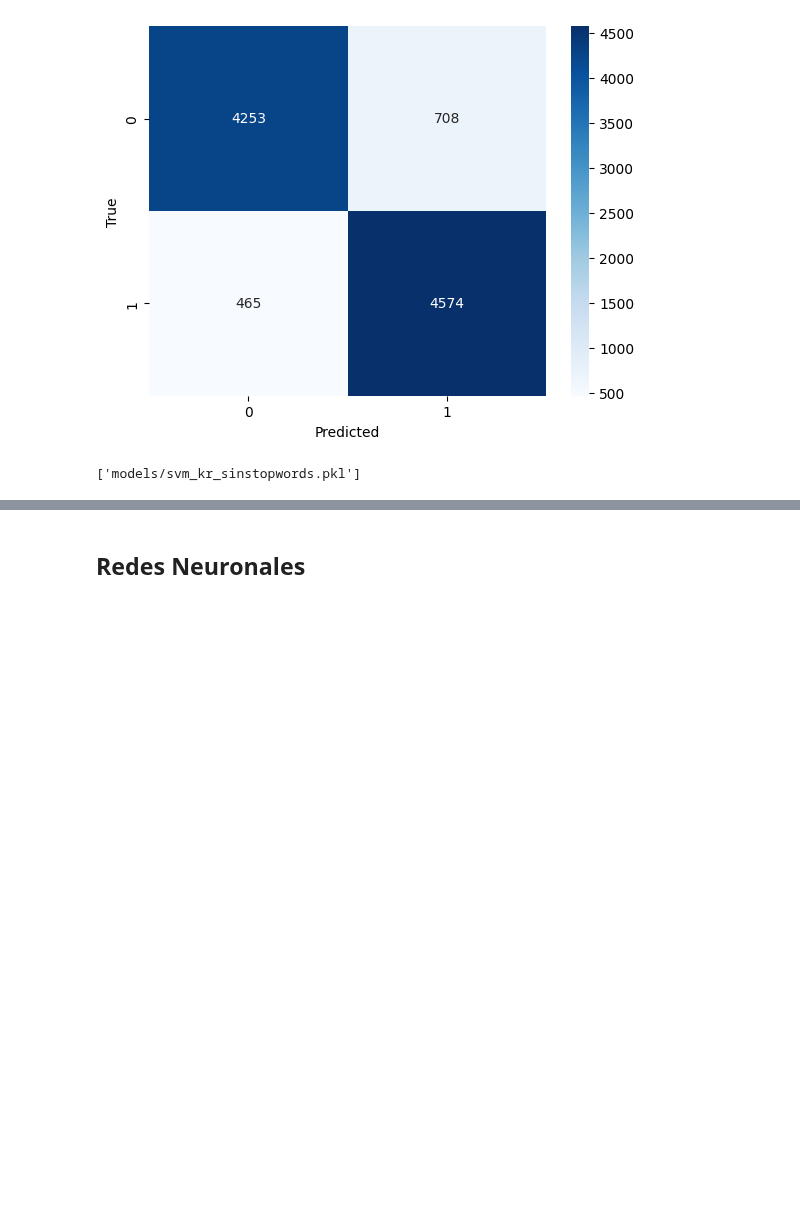
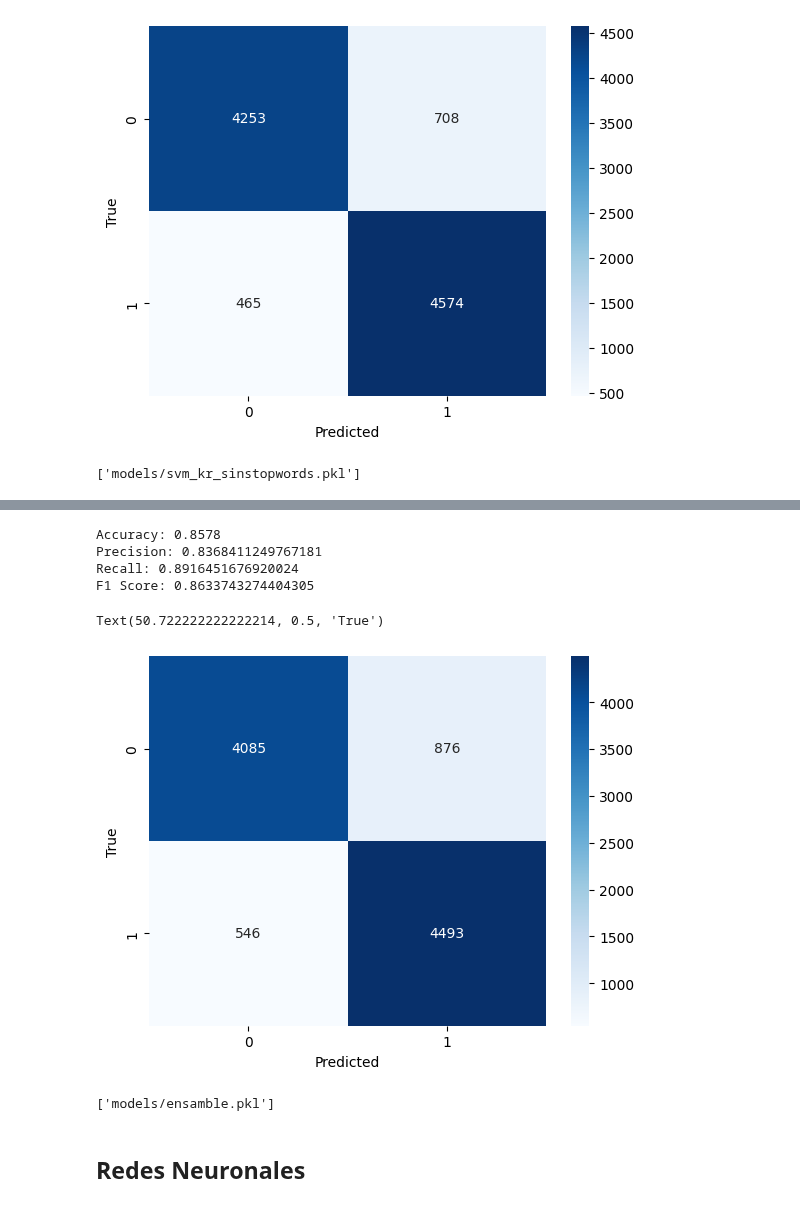
Before and after one commit to m-cabrerar/7506R-1C2023-GRUPO01, a Jupyter notebook: TP2/7506R_TP2_GRUPO01_ENTREGA.ipynb, the cells around one changed output, grey strips where cells are left out. Cells and saved outputs as stored; diff of their text form; code cells hidden in the pictures; blank space fills up the shorter version.

Commit message:
ensamble de modelos

```diff
--- a/TP2/7506R_TP2_GRUPO01_ENTREGA.ipynb
+++ b/TP2/7506R_TP2_GRUPO01_ENTREGA.ipynb
@@ -1193,0 +1173,23 @@ for name, model in base_models.items():
+# %%
+# Voting
+
+# Modelos a ensamblar
+# Guardamos los mejores parametros
+rf_params = {'n_estimators': 500, 'min_samples_split': 5, 'min_samples_leaf': 2, 'max_features': 'sqrt', 'max_depth': 10, 'criterion': 'entropy'}
+best_rf = RandomForestClassifier(**rf_params)
+xgb_params = {'subsample': 0.9, 'n_estimators': 500, 'min_child_weight': 2, 'max_depth': 4, 'learning_rate': 0.3, 'gamma': 0.1, 'colsample_bytree': 0.7}
+best_xgboost = XGBClassifier(**xgb_params)
+svm_r_params =  {'kernel': 'rbf', 'gamma': 'scale', 'degree': 3, 'C': 1}
+best_svm = svm.SVC(**svm_r_params)
+# %%
+# armado del modelo
+from sklearn.ensemble import VotingClassifier
+
+# Crear el ensamblado de modelos utilizando VotingClassifier
+ensamble = VotingClassifier(
+    estimators=[('rf', best_rf), ('svm', best_svm), ('xgboost', best_xgboost)],
+    voting='hard'
+)
+# %%
+# Entranamiento del ensamble
+ensamble.fit(X_train, y_train)
@@ -1193,0 +1214,28 @@ for name, model in base_models.items():
+# %%
+y_pred = ensamble.predict(X_test)
+# %%
+# Metricas
+print("Accuracy:", metrics.accuracy_score(y_test, y_pred))
+print("Precision:", metrics.precision_score(y_test, y_pred))
+print("Recall:", metrics.recall_score(y_test, y_pred))
+print("F1 Score:", metrics.f1_score(y_test, y_pred))
+# %% [output]
+Accuracy: 0.8578
+Precision: 0.8368411249767181
+Recall: 0.8916451676920024
+F1 Score: 0.8633743274404305
+# %%
+#Creo matriz de confusión
+tabla=confusion_matrix(y_test,y_pred)
+
+#Grafico matriz de confusión
+sns.heatmap(tabla, cmap='Blues',annot=True,fmt='g')
+plt.xlabel('Predicted')
+plt.ylabel('True')
+# %% [output]
+Text(50.722222222222214, 0.5, 'True')
+[figure, added]
+# %%
+joblib.dump(xgb, f"models/ensamble.pkl")
+# %% [output]
+['models/ensamble.pkl']
```
Also changed, not shown: parts of 8 cells of this notebook.
